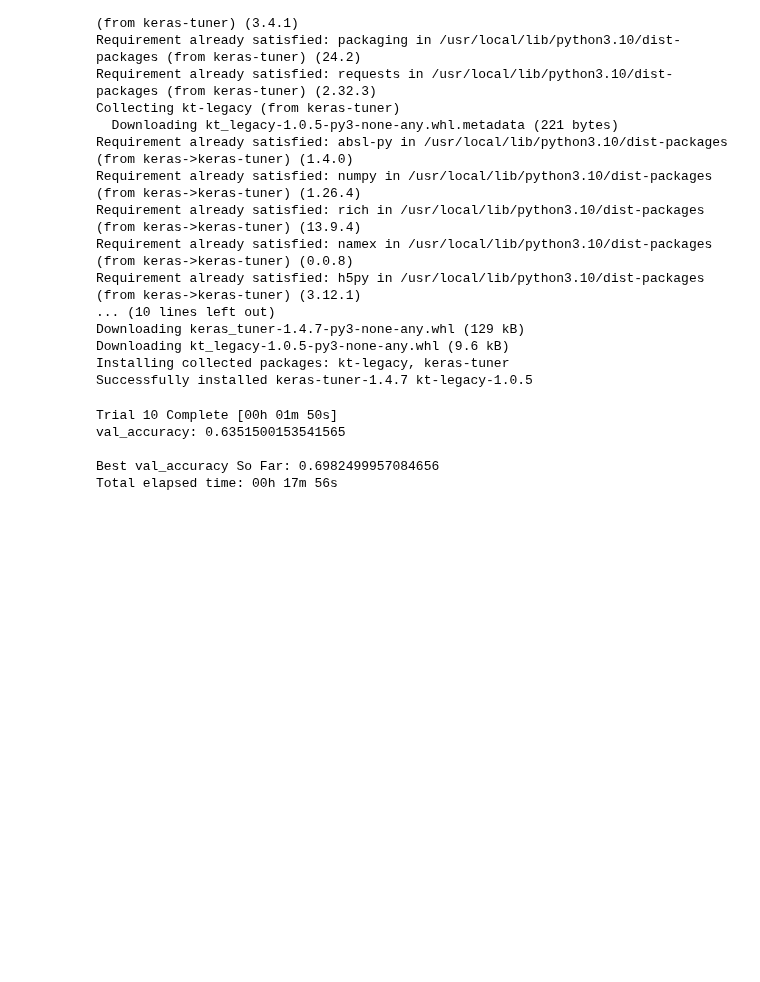
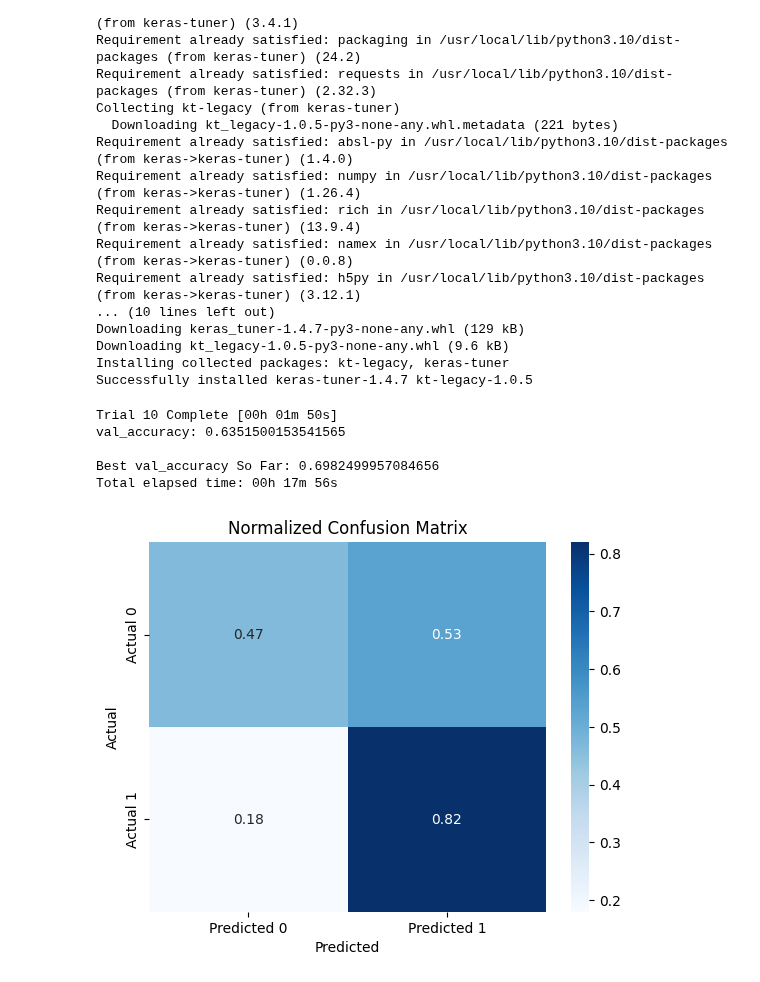
Before and after one commit to fjadidi2001/Insurance, a Jupyter notebook: PredictClaimYN.ipynb, the cells around one changed output. Cells and saved outputs as stored; diff of their text form; code cells hidden in the pictures; blank space fills up the shorter version.

Commit message:
added confusion matrix

```diff
--- a/PredictClaimYN.ipynb
+++ b/PredictClaimYN.ipynb
@@ -790,3 +790,16 @@ val_accuracy: 0.6351500153541565
 
 Best val_accuracy So Far: 0.6982499957084656
 Total elapsed time: 00h 17m 56s
+# %%
+# Normalize confusion matrix
+cm_normalized = cm.astype('float') / cm.sum(axis=1)[:, np.newaxis]
+
+sns.heatmap(cm_normalized, annot=True, fmt=".2f", cmap="Blues",
+            xticklabels=['Predicted 0', 'Predicted 1'],
+            yticklabels=['Actual 0', 'Actual 1'])
+plt.xlabel("Predicted")
+plt.ylabel("Actual")
+plt.title("Normalized Confusion Matrix")
+plt.show()
+# %% [output]
+[figure, added]
```
